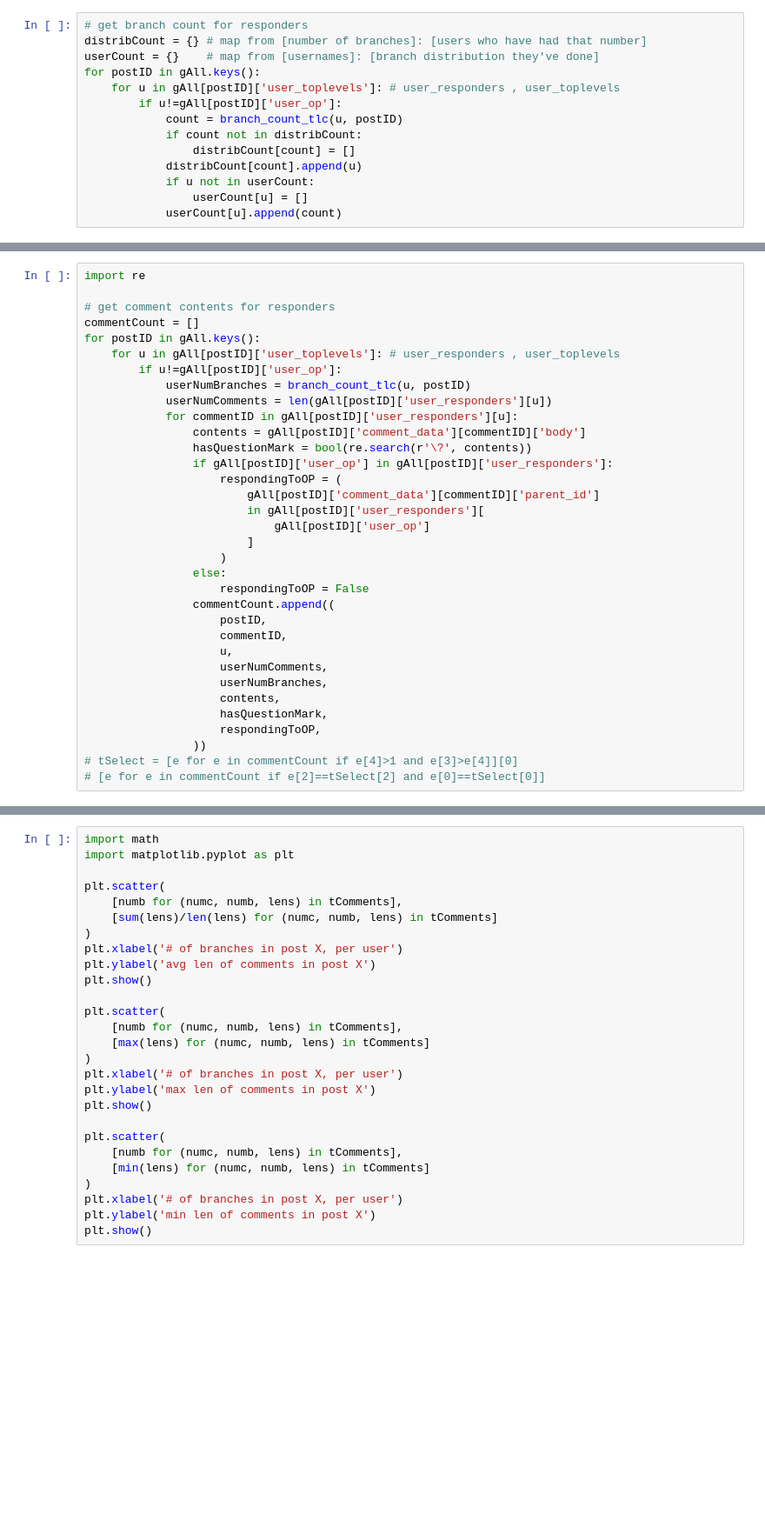
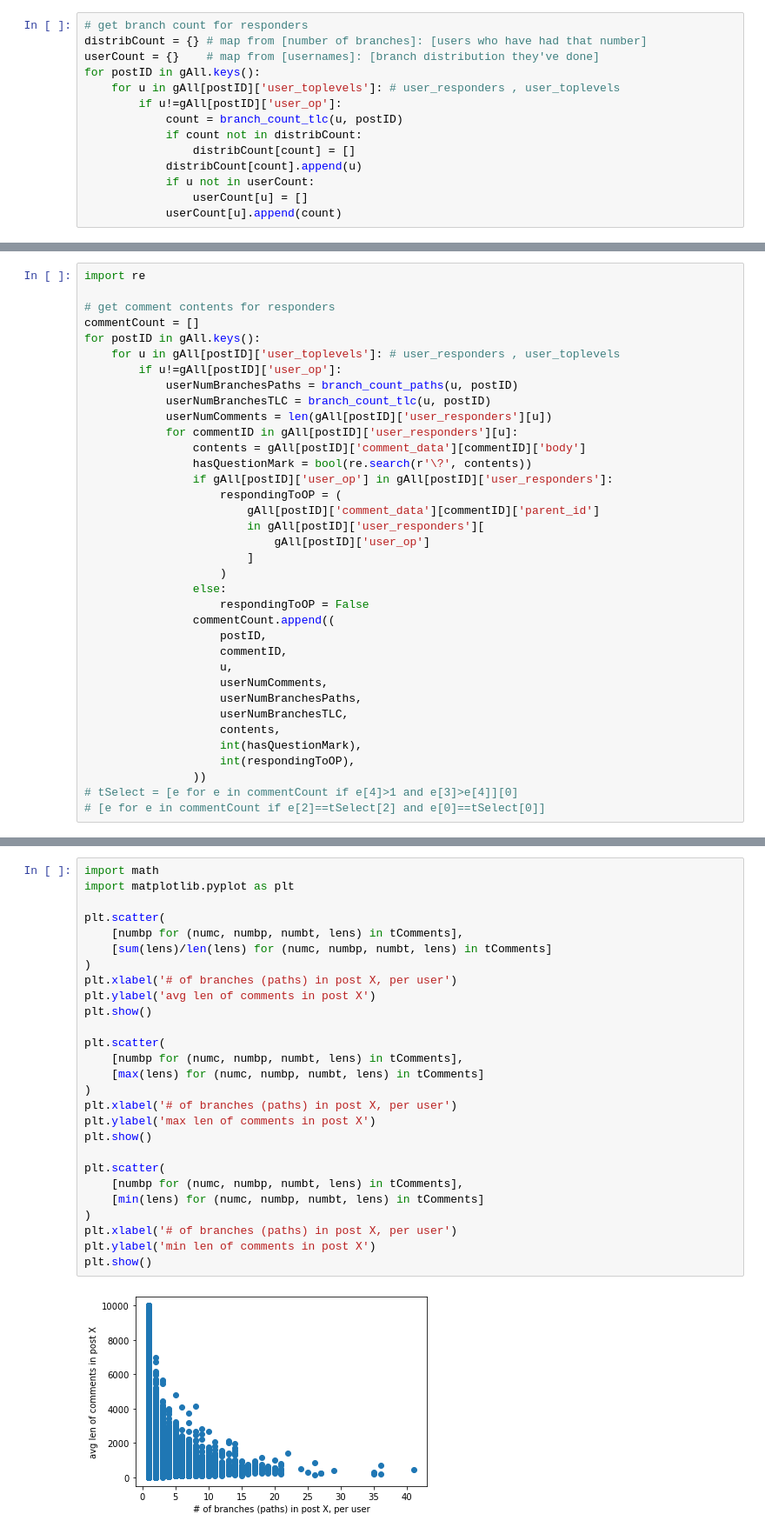
Before and after one commit to cephcyn/cornell_cs6742, a Jupyter notebook: nb_exploratory.ipynb, the cells around one changed output, grey strips where cells are left out. Shown: that part at 87% size. Drawn from its saved outputs; the diff is of its cells as text; blank space fills up the shorter version.

```diff
--- a/nb_exploratory.ipynb
+++ b/nb_exploratory.ipynb
@@ -166,7 +197,8 @@ commentCount = []
 for postID in gAll.keys():
     for u in gAll[postID]['user_toplevels']: # user_responders , user_toplevels
         if u!=gAll[postID]['user_op']:
-            userNumBranches = branch_count_tlc(u, postID)
+            userNumBranchesPaths = branch_count_paths(u, postID)
+            userNumBranchesTLC = branch_count_tlc(u, postID)
             userNumComments = len(gAll[postID]['user_responders'][u])
             for commentID in gAll[postID]['user_responders'][u]:
                 contents = gAll[postID]['comment_data'][commentID]['body']
@@ -185,10 +217,11 @@ for postID in gAll.keys():
                     commentID,
                     u,
                     userNumComments,
-                    userNumBranches,
+                    userNumBranchesPaths,
+                    userNumBranchesTLC,
                     contents,
-                    hasQuestionMark,
-                    respondingToOP,
+                    int(hasQuestionMark),
+                    int(respondingToOP),
                 ))
 # tSelect = [e for e in commentCount if e[4]>1 and e[3]>e[4]][0]
 # [e for e in commentCount if e[2]==tSelect[2] and e[0]==tSelect[0]]
@@ -290,27 +337,29 @@ plt.show()
 # %%
 import math
 import matplotlib.pyplot as plt
 
 plt.scatter(
-    [numb for (numc, numb, lens) in tComments],
-    [sum(lens)/len(lens) for (numc, numb, lens) in tComments]
+    [numbp for (numc, numbp, numbt, lens) in tComments],
+    [sum(lens)/len(lens) for (numc, numbp, numbt, lens) in tComments]
 )
-plt.xlabel('# of branches in post X, per user')
+plt.xlabel('# of branches (paths) in post X, per user')
 plt.ylabel('avg len of comments in post X')
 plt.show()
 
 plt.scatter(
-    [numb for (numc, numb, lens) in tComments],
-    [max(lens) for (numc, numb, lens) in tComments]
+    [numbp for (numc, numbp, numbt, lens) in tComments],
+    [max(lens) for (numc, numbp, numbt, lens) in tComments]
 )
-plt.xlabel('# of branches in post X, per user')
+plt.xlabel('# of branches (paths) in post X, per user')
 plt.ylabel('max len of comments in post X')
 plt.show()
 
 plt.scatter(
-    [numb for (numc, numb, lens) in tComments],
-    [min(lens) for (numc, numb, lens) in tComments]
+    [numbp for (numc, numbp, numbt, lens) in tComments],
+    [min(lens) for (numc, numbp, numbt, lens) in tComments]
 )
-plt.xlabel('# of branches in post X, per user')
+plt.xlabel('# of branches (paths) in post X, per user')
 plt.ylabel('min len of comments in post X')
 plt.show()
+# %% [output]
+[figure, added]
```
Also changed, not shown: parts of 18 cells of this notebook.
